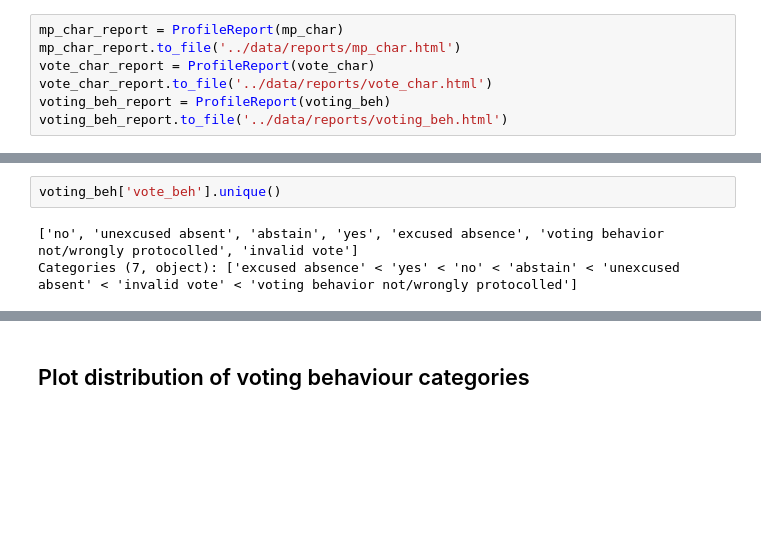
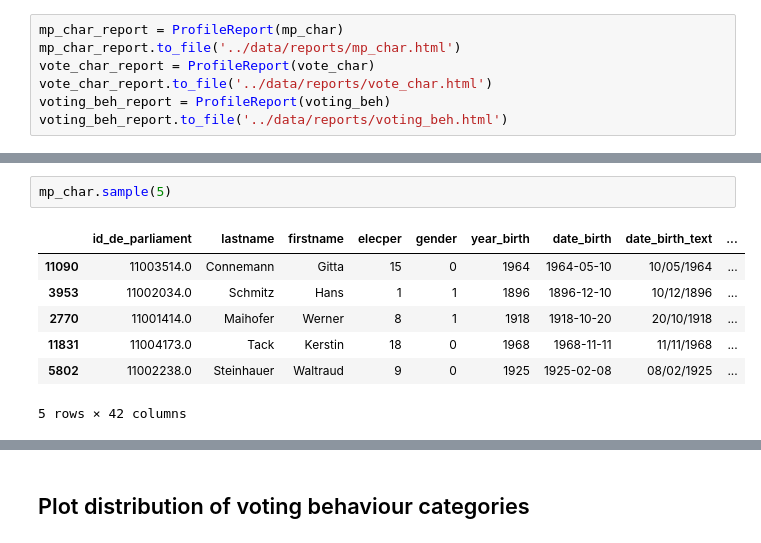
Before and after one commit to mograev/btvote, a Jupyter notebook: notebooks/0-data-understanding.ipynb, the cells around one changed output, grey strips where cells are left out. Saved outputs shown, nothing was run; the diff lists cells and outputs as text; blank space fills up the shorter version.

```diff
--- a/notebooks/0-data-understanding.ipynb
+++ b/notebooks/0-data-understanding.ipynb
@@ -78,5 +46,10 @@ voting_beh.head()
-# %%
-voting_beh['vote_beh'].unique()
-# %% [output]
-['no', 'unexcused absent', 'abstain', 'yes', 'excused absence', 'voting behavior not/wrongly protocolled', 'invalid vote']
-Categories (7, object): ['excused absence' < 'yes' < 'no' < 'abstain' < 'unexcused absent' < 'invalid vote' < 'voting behavior not/wrongly protocolled']
+# %%
+mp_char.sample(5)
+# %% [output]
+|  | id_de_parliament | lastname | firstname | elecper | gender | year_birth | date_birth | date_birth_text | ... |
+| 11090 | 11003514.0 | Connemann | Gitta | 15 | 0 | 1964 | 1964-05-10 | 10/05/1964 | ... |
+| 3953 | 11002034.0 | Schmitz | Hans | 1 | 1 | 1896 | 1896-12-10 | 10/12/1896 | ... |
+| 2770 | 11001414.0 | Maihofer | Werner | 8 | 1 | 1918 | 1918-10-20 | 20/10/1918 | ... |
+| 11831 | 11004173.0 | Tack | Kerstin | 18 | 0 | 1968 | 1968-11-11 | 11/11/1968 | ... |
+| 5802 | 11002238.0 | Steinhauer | Waltraud | 9 | 0 | 1925 | 1925-02-08 | 08/02/1925 | ... |
+5 rows × 42 columns
```
Also changed, not shown: parts of 22 cells of this notebook.
